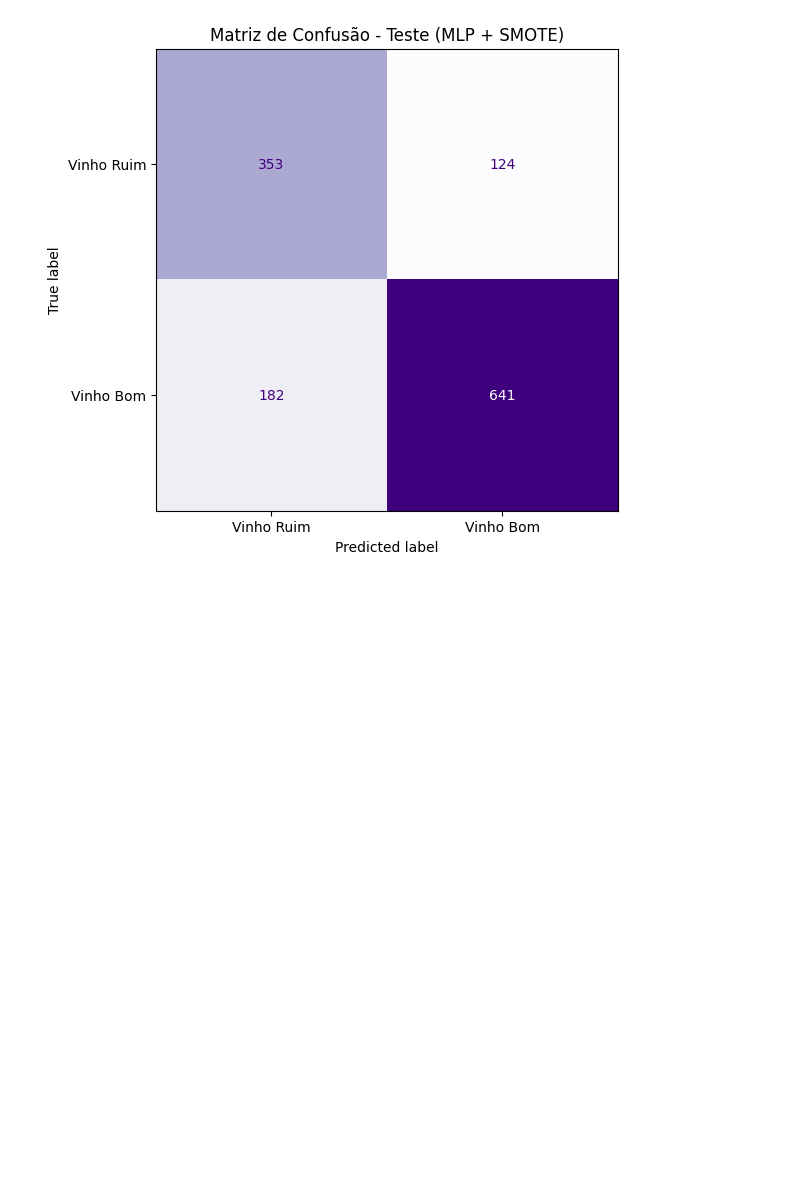
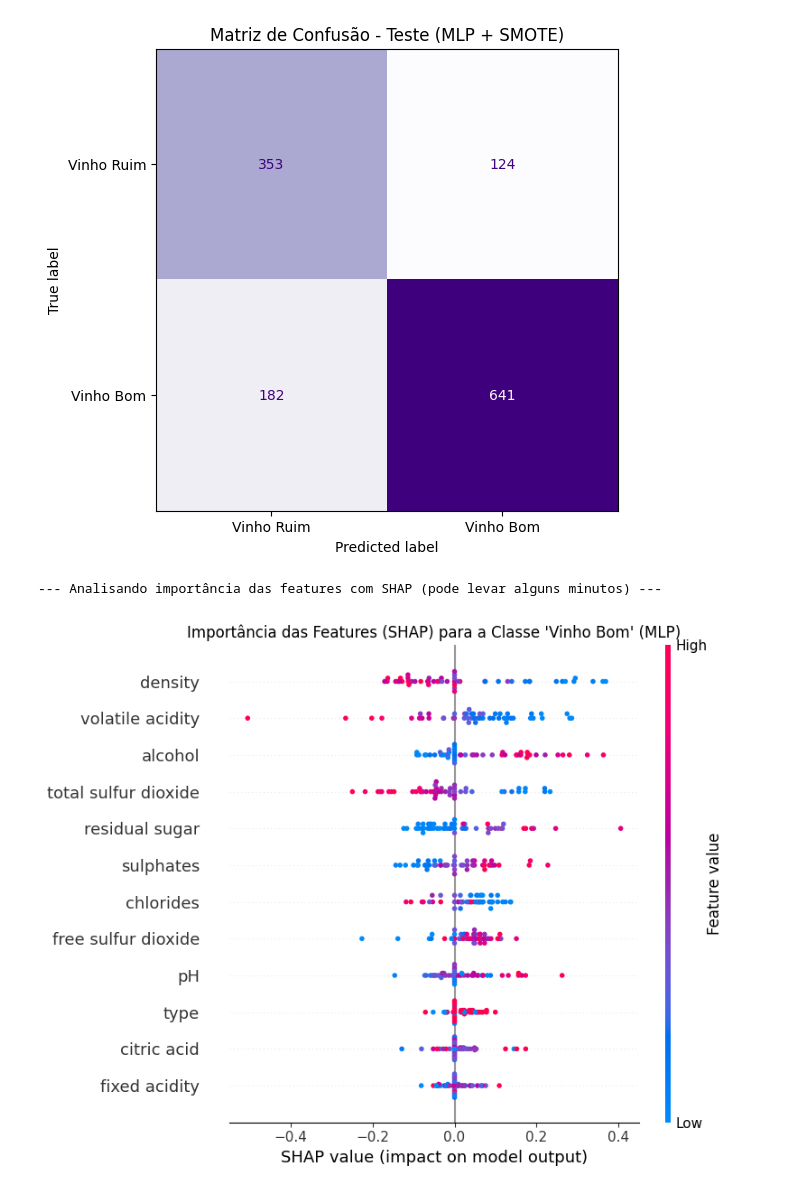
Before and after one commit to BMateusSs/Projeto-PSI3, a Jupyter notebook: mlp_analysis_wine_quality.ipynb, the cells around one changed output. Saved outputs shown, nothing was run; the diff lists cells and outputs as text; code cells hidden in the pictures; blank space fills up the shorter version.

Commit message:
análise do impacto das features na previsão do modelo mlp

```diff
--- a/mlp_analysis_wine_quality.ipynb
+++ b/mlp_analysis_wine_quality.ipynb
@@ -183,3 +183,32 @@ plt.show()
 # %% [output]
 --- Gerando Matriz de Confusão ---
 [figure]
+# %%
+# Célula 12: Análise de Features com SHAP
+# Para MLP (modelo de caixa-preta), usamos o KernelExplainer.
+# AVISO: Este processo pode ser LENTO, pois precisa de muitas predições para estimar os valores SHAP.
+print("\n--- Analisando importância das features com SHAP (pode levar alguns minutos) ---")
+
+# Para acelerar, usamos um subconjunto dos dados para criar o explainer
+# Usando 100 amostras do treino para o fundo e 50 do teste para explicar
+X_train_shap_sample = shap.sample(X_train_scaled, 100)
+X_test_shap_sample = shap.sample(X_test_scaled, 50)
+
+# Criamos o explainer com a função de predição de probabilidade do modelo
+explainer = shap.KernelExplainer(best_mlp.predict_proba, X_train_shap_sample)
+shap_values = explainer.shap_values(X_test_shap_sample)
+
+# Plotar o resumo para a classe "Vinho Bom" (classe 1)
+# Ajuste para multiclass: shap_values tem shape (samples, features, classes)
+shap_values_class1 = shap_values[:, :, 1]
+assert shap_values_class1.shape == X_test_shap_sample.shape, (
+	f"Shape mismatch: shap_values_class1 {shap_values_class1.shape} vs X_test_shap_sample {X_test_shap_sample.shape}"
+)
+shap.summary_plot(shap_values_class1, X_test_shap_sample, feature_names=X.columns, show=False)
+plt.title("Importância das Features (SHAP) para a Classe 'Vinho Bom' (MLP)")
+plt.tight_layout()
+plt.savefig("shap_summary_mlp.png")
+plt.show()
+# %% [output]
+--- Analisando importância das features com SHAP (pode levar alguns minutos) ---
+[figure, added]
```
Also changed, not shown: 1 other file.
